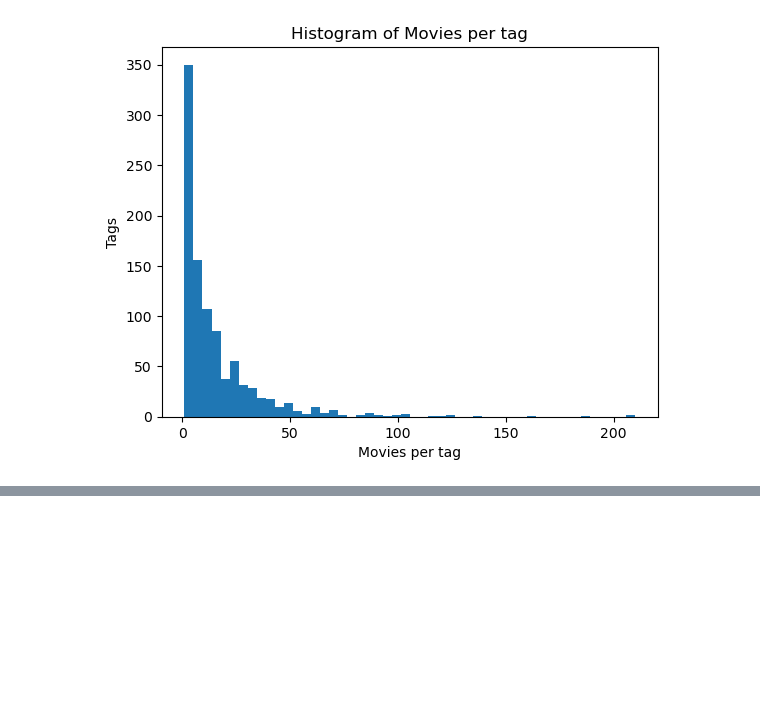
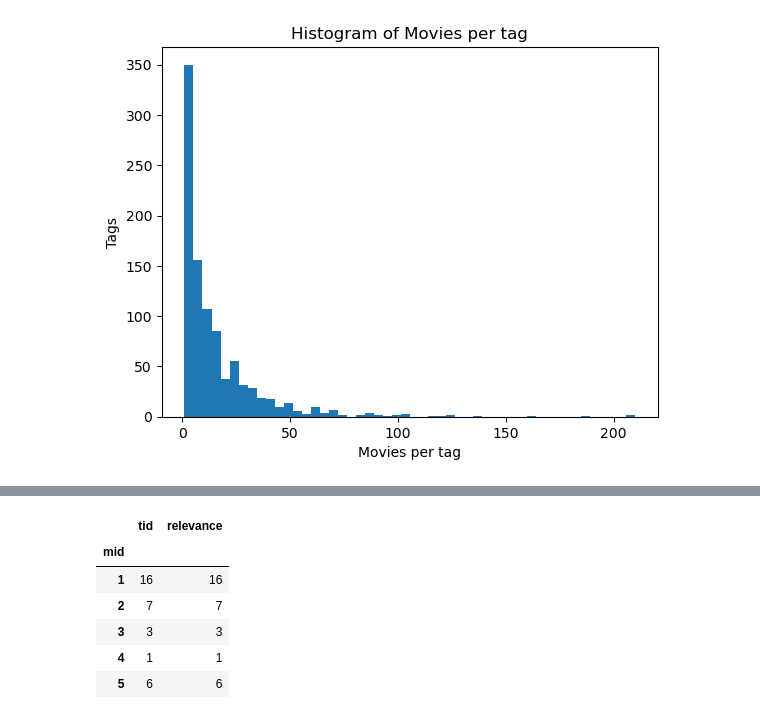
Before and after one commit to mus514/Machine-Learning-With-Python, a Jupyter notebook: 3-movies_recommendation/practice.ipynb, the cells around one changed output, grey strips where cells are left out. Saved outputs shown, nothing was run; the diff lists cells and outputs as text; code cells hidden in the pictures; blank space fills up the shorter version.

```diff
--- a/3-movies_recommendation/practice.ipynb
+++ b/3-movies_recommendation/practice.ipynb
@@ -215,0 +233,10 @@ np.int64(297)
+# %%
+tags_scores_high.groupby(['mid']).count().head()
+# %% [output]
+|  | tid | relevance |
+| mid |  |  |
+| 1 | 16 | 16 |
+| 2 | 7 | 7 |
+| 3 | 3 | 3 |
+| 4 | 1 | 1 |
+| 5 | 6 | 6 |
```
Also changed, not shown: parts of 8 cells of this notebook.
